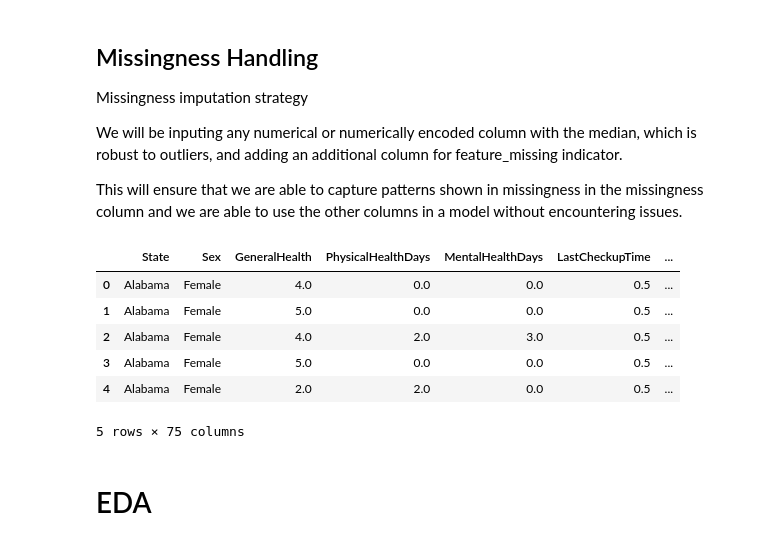
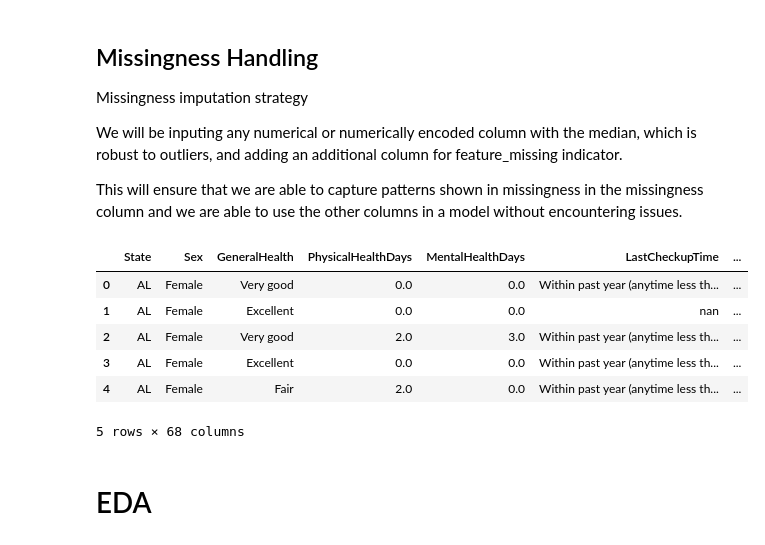
Before and after one commit to gracegmc/HeartDiseaseRiskPredictor, a Jupyter notebook: notebook_grace.ipynb, the cells around one changed output. Saved outputs shown, nothing was run; the diff lists cells and outputs as text; code cells hidden in the pictures.

```diff
--- a/notebook_grace.ipynb
+++ b/notebook_grace.ipynb
@@ -219,18 +305,19 @@ def handle_missing(df):
 # %%
 # load dataset and clean
 data = pd.read_csv('data/heart_2022_with_nans.csv')
 data = data.dropna(subset=['HadHeartAttack']) # dropping all rows where target variable is missing
 data = correcting_df_types(data)
 data_mapped = mapping_categories(data)
+data_mapped = mapping_states_regions(data)
 data_imputed = handle_missing(data_mapped)
 data_imputed.head(5)
 # %% [output]
 |  | State | Sex | GeneralHealth | PhysicalHealthDays | MentalHealthDays | LastCheckupTime | ... |
-| 0 | Alabama | Female | 4.0 | 0.0 | 0.0 | 0.5 | ... |
-| 1 | Alabama | Female | 5.0 | 0.0 | 0.0 | 0.5 | ... |
-| 2 | Alabama | Female | 4.0 | 2.0 | 3.0 | 0.5 | ... |
-| 3 | Alabama | Female | 5.0 | 0.0 | 0.0 | 0.5 | ... |
-| 4 | Alabama | Female | 2.0 | 2.0 | 0.0 | 0.5 | ... |
+| 0 | AL | Female | Very good | 0.0 | 0.0 | Within past year (anytime less th... | ... |
+| 1 | AL | Female | Excellent | 0.0 | 0.0 | nan | ... |
+| 2 | AL | Female | Very good | 2.0 | 3.0 | Within past year (anytime less th... | ... |
+| 3 | AL | Female | Excellent | 0.0 | 0.0 | Within past year (anytime less th... | ... |
+| 4 | AL | Female | Fair | 2.0 | 0.0 | Within past year (anytime less th... | ... |
-5 rows × 75 columns
+5 rows × 68 columns
 # %% [markdown]
 # EDA
```
Also changed, not shown: parts of 29 cells of this notebook.
